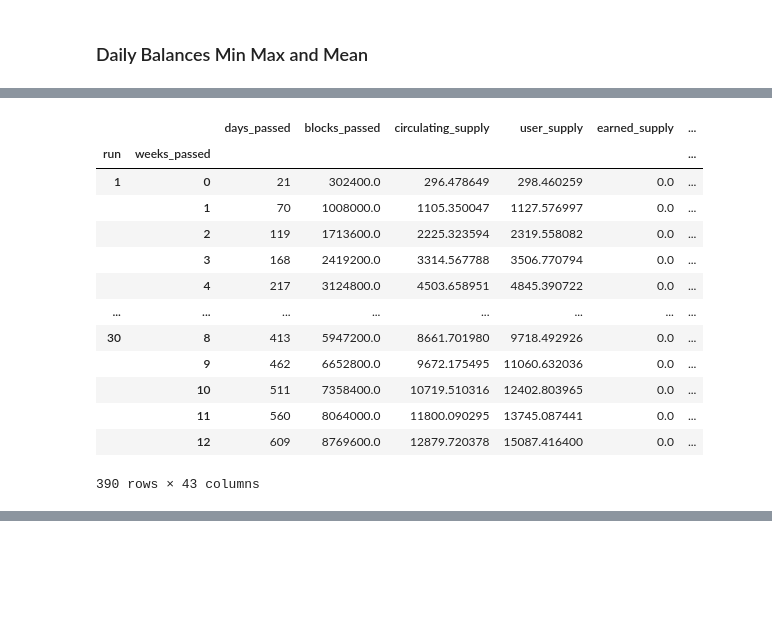
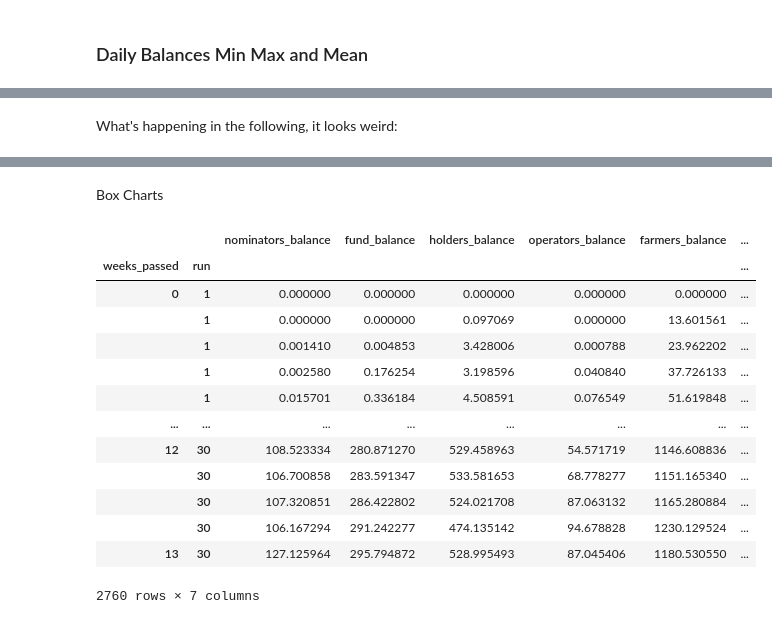
Before and after one commit to BlockScience/subspace, a Jupyter notebook: notebooks/8-initial-conditions.ipynb, the cells around one changed output, grey strips where cells are left out. Drawn from its saved outputs; the diff is of its cells as text; code cells hidden in the pictures; blank space fills up the shorter version.

```diff
--- a/notebooks/8-initial-conditions.ipynb
+++ b/notebooks/8-initial-conditions.ipynb
@@ -328,23 +357,28 @@ hv.Overlay([fan_chart_min_max(sim_df, c, mean_only=False) for c in balance_colum
 # %% [output]
 [interactive output not drawn]
-# %%
-weekly_aggregated_df
-# %% [output]
-|  |  | days_passed | blocks_passed | circulating_supply | user_supply | earned_supply | ... |
-| run | weeks_passed |  |  |  |  |  | ... |
-| 1 | 0 | 21 | 302400.0 | 296.478649 | 298.460259 | 0.0 | ... |
-|  | 1 | 70 | 1008000.0 | 1105.350047 | 1127.576997 | 0.0 | ... |
-|  | 2 | 119 | 1713600.0 | 2225.323594 | 2319.558082 | 0.0 | ... |
-|  | 3 | 168 | 2419200.0 | 3314.567788 | 3506.770794 | 0.0 | ... |
-|  | 4 | 217 | 3124800.0 | 4503.658951 | 4845.390722 | 0.0 | ... |
-| ... | ... | ... | ... | ... | ... | ... | ... |
-| 30 | 8 | 413 | 5947200.0 | 8661.701980 | 9718.492926 | 0.0 | ... |
-|  | 9 | 462 | 6652800.0 | 9672.175495 | 11060.632036 | 0.0 | ... |
-|  | 10 | 511 | 7358400.0 | 10719.510316 | 12402.803965 | 0.0 | ... |
-|  | 11 | 560 | 8064000.0 | 11800.090295 | 13745.087441 | 0.0 | ... |
-|  | 12 | 609 | 8769600.0 | 12879.720378 | 15087.416400 | 0.0 | ... |
-390 rows × 43 columns
+# %% [markdown]
+What's happening in the following, it looks weird:
 # %%
 weekly_aggregated_df.hvplot.bar(x='weeks_passed', y=balance_columns, groupby='run', stacked=False, alpha=1, width=1200, height=500, legend='top_right', ylabel='SSC', tools=[hover], ylim=(0,None), title='SSC System Weekly Balances Compared by Run', rot=90, color=colors).opts(multi_level=False)
 # %% [output]
 [interactive output not drawn]
+# %% [markdown]
+Box Charts
+# %%
+box_df = sim_df.set_index(['weeks_passed', 'run'])[balance_columns]
+box_df
+# %% [output]
+|  |  | nominators_balance | fund_balance | holders_balance | operators_balance | farmers_balance | ... |
+| weeks_passed | run |  |  |  |  |  | ... |
+| 0 | 1 | 0.000000 | 0.000000 | 0.000000 | 0.000000 | 0.000000 | ... |
+|  | 1 | 0.000000 | 0.000000 | 0.097069 | 0.000000 | 13.601561 | ... |
+|  | 1 | 0.001410 | 0.004853 | 3.428006 | 0.000788 | 23.962202 | ... |
+|  | 1 | 0.002580 | 0.176254 | 3.198596 | 0.040840 | 37.726133 | ... |
+|  | 1 | 0.015701 | 0.336184 | 4.508591 | 0.076549 | 51.619848 | ... |
+| ... | ... | ... | ... | ... | ... | ... | ... |
+| 12 | 30 | 108.523334 | 280.871270 | 529.458963 | 54.571719 | 1146.608836 | ... |
+|  | 30 | 106.700858 | 283.591347 | 533.581653 | 68.778277 | 1151.165340 | ... |
+|  | 30 | 107.320851 | 286.422802 | 524.021708 | 87.063132 | 1165.280884 | ... |
+|  | 30 | 106.167294 | 291.242277 | 474.135142 | 94.678828 | 1230.129524 | ... |
+| 13 | 30 | 127.125964 | 295.794872 | 528.995493 | 87.045406 | 1180.530550 | ... |
+2760 rows × 7 columns
```
Also changed, not shown: parts of 20 cells of this notebook.
